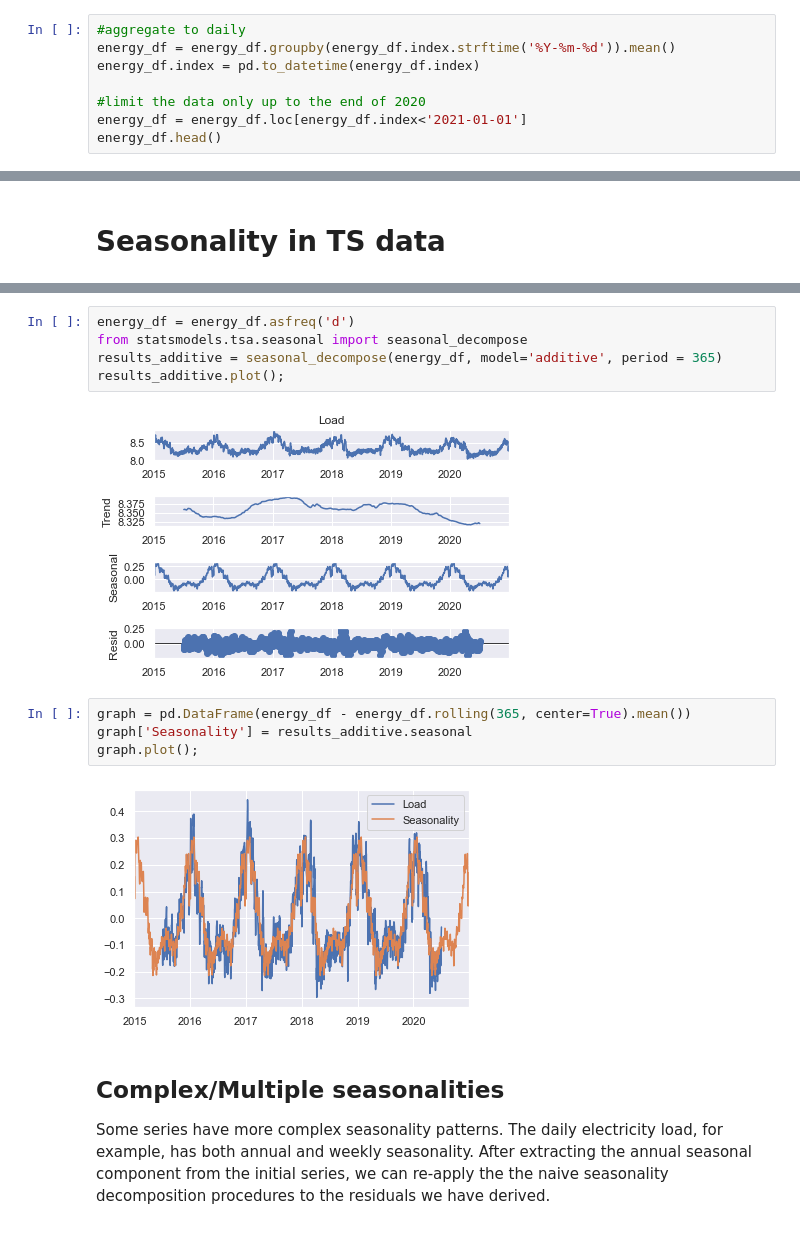
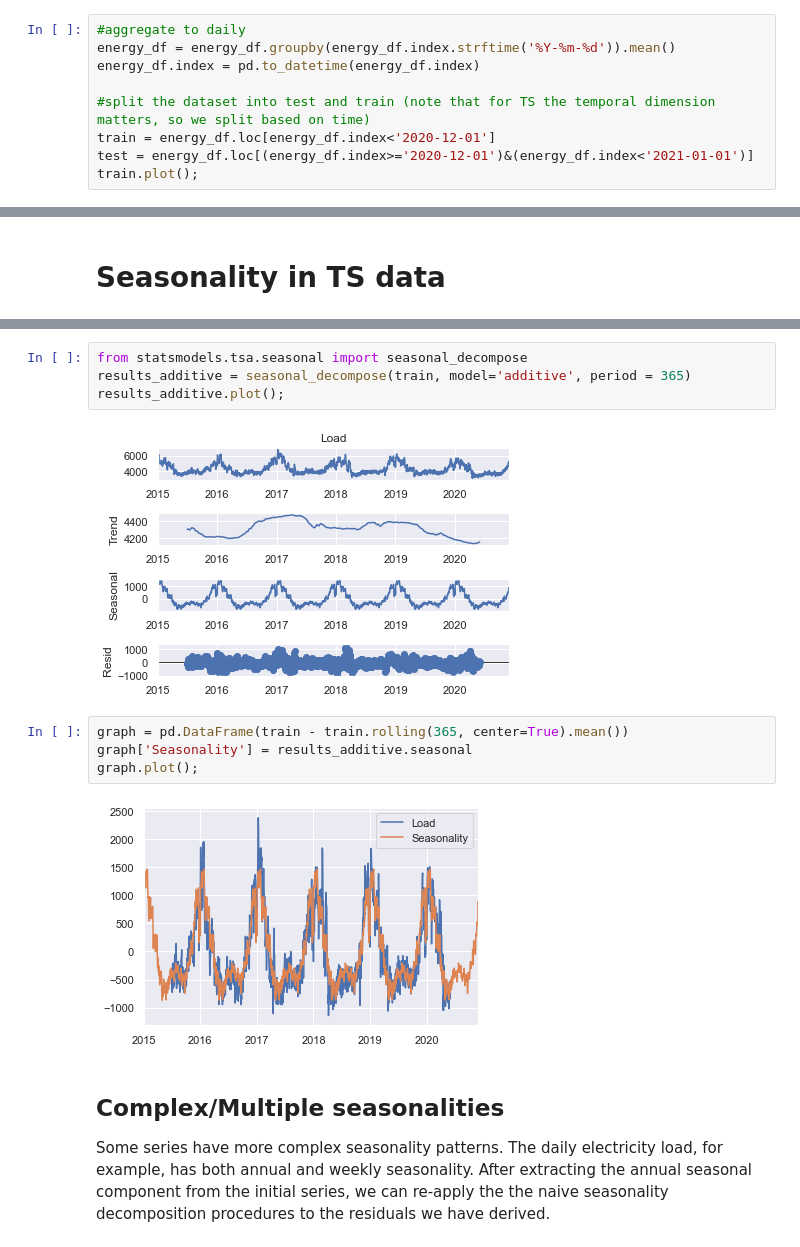
Before and after one commit to geri310/time-series-forecasting, a Jupyter notebook: Time Series Intro.ipynb, the cells around one changed output, grey strips where cells are left out. Saved outputs shown, nothing was run; the diff lists cells and outputs as text.

```diff
--- a/Time Series Intro.ipynb
+++ b/Time Series Intro.ipynb
@@ -21,7 +39,8 @@ energy_df = energy_df['Load']
 energy_df = energy_df.groupby(energy_df.index.strftime('%Y-%m-%d')).mean()
 energy_df.index = pd.to_datetime(energy_df.index)
 
-#limit the data only up to the end of 2020
-energy_df = energy_df.loc[energy_df.index<'2021-01-01']
-energy_df.head()
+#split the dataset into test and train (note that for TS the temporal dimension matters, so we split based on time)
+train = energy_df.loc[energy_df.index<'2020-12-01']
+test = energy_df.loc[(energy_df.index>='2020-12-01')&(energy_df.index<'2021-01-01')]
+train.plot();
 # %% [output]
@@ -415,18 +513,17 @@ We estimate the centered (two-sided) moving average for the seasonality preiod (
 
 $\text{WMA}_t(2n+1) = \sum_{i = -n}^{n}w_i x_{t-i}$
 # %%
-energy_df = energy_df.asfreq('d')
 from statsmodels.tsa.seasonal import seasonal_decompose
-results_additive = seasonal_decompose(energy_df, model='additive', period = 365)
+results_additive = seasonal_decompose(train, model='additive', period = 365)
 results_additive.plot();
 # %% [output]
-[figure, old version]
+[figure, new version]
 # %%
-graph = pd.DataFrame(energy_df - energy_df.rolling(365, center=True).mean())
+graph = pd.DataFrame(train - train.rolling(365, center=True).mean())
 graph['Seasonality'] = results_additive.seasonal
 graph.plot();
 # %% [output]
-[figure, old version]
+[figure, new version]
 # %% [markdown]
 ## Complex/Multiple seasonalities
 Some series have more complex seasonality patterns. The daily electricity load, for example, has both annual and weekly seasonality. After extracting the annual seasonal component from the initial series, we can re-apply the the naive seasonality decomposition procedures to the residuals we have derived.
```
Also changed, not shown: parts of 108 cells of this notebook.
